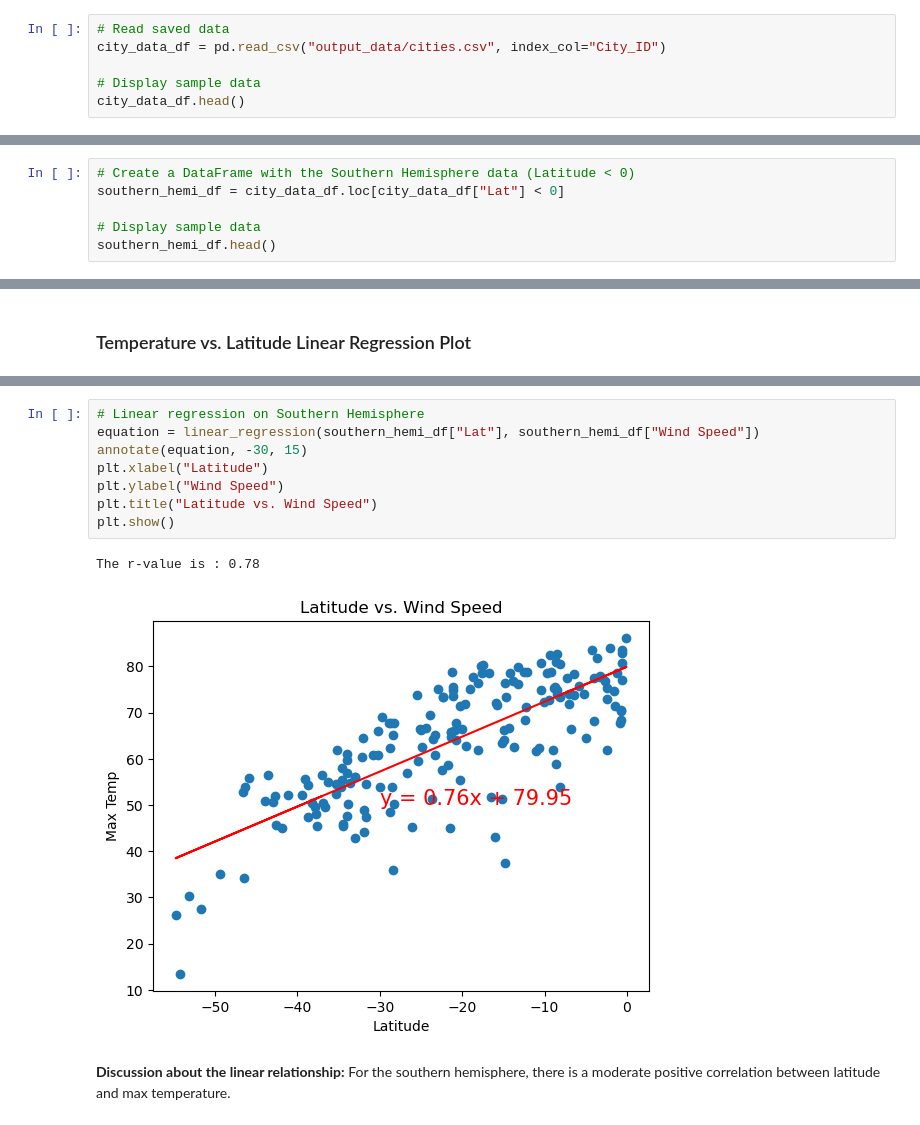
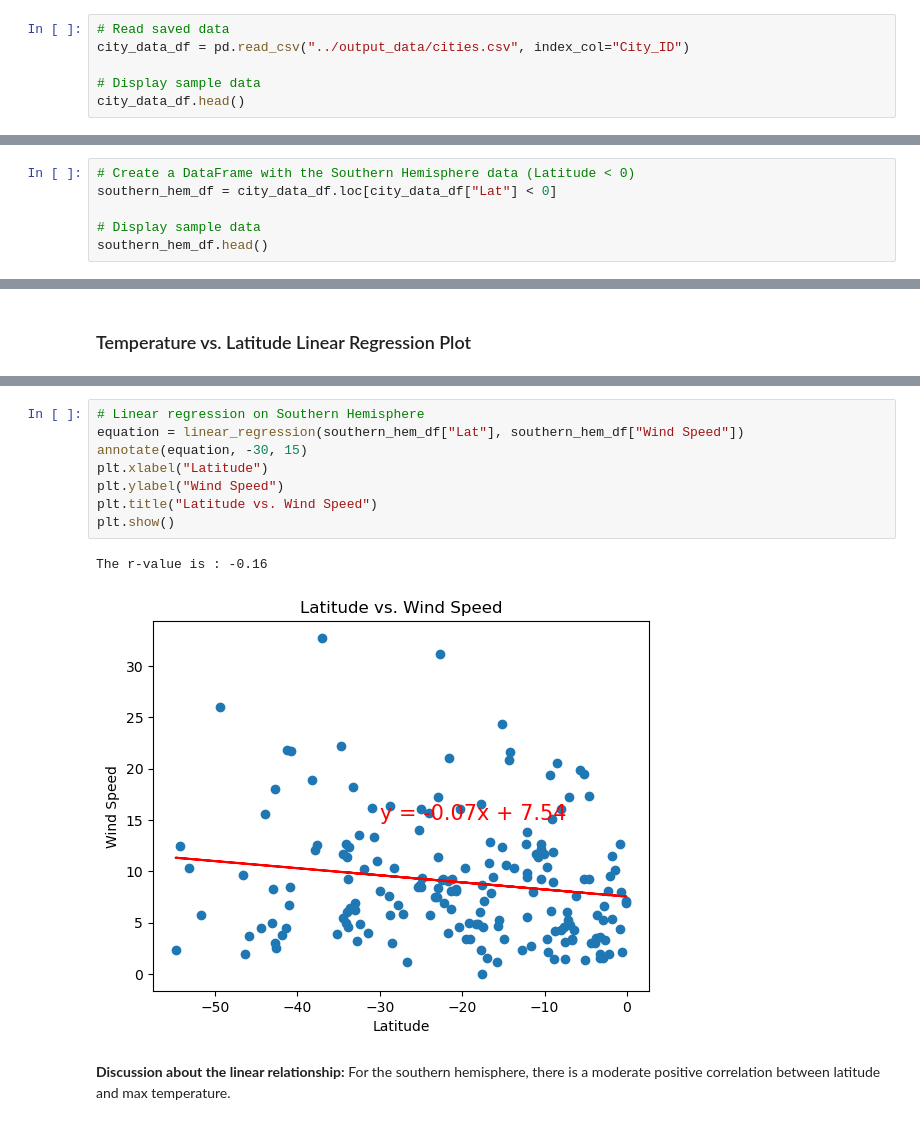
Before and after one commit to kimberlyher19/World_Weather_Analysis, a Jupyter notebook: WeatherPy/WeatherPy.ipynb, the cells around one changed output, grey strips where cells are left out. Drawn from its saved outputs; the diff is of its cells as text.

```diff
--- a/WeatherPy/WeatherPy.ipynb
+++ b/WeatherPy/WeatherPy.ipynb
@@ -175,6 +175,6 @@ city_data_df.to_csv("output_data/cities.csv", index_label="City_ID")
 # %%
 # Read saved data
-city_data_df = pd.read_csv("output_data/cities.csv", index_col="City_ID")
+city_data_df = pd.read_csv("../output_data/cities.csv", index_col="City_ID")
 
 # Display sample data
 city_data_df.head()
@@ -298,9 +298,9 @@ northern_hemi_df.head()
 # %%
 # Create a DataFrame with the Southern Hemisphere data (Latitude < 0)
-southern_hemi_df = city_data_df.loc[city_data_df["Lat"] < 0]
+southern_hem_df = city_data_df.loc[city_data_df["Lat"] < 0]
 
 # Display sample data
-southern_hemi_df.head()
+southern_hem_df.head()
 # %% [output]
 |  | City | Lat | Lng | Max Temp | Humidity | Cloudiness | Wind Speed | Country | Date |
 | City_ID |  |  |  |  |  |  |  |  |  |
@@ -325,14 +325,14 @@ The r-value is : -0.62
 # %%
 # Linear regression on Southern Hemisphere
-equation = linear_regression(southern_hemi_df["Lat"], southern_hemi_df["Wind Speed"])
+equation = linear_regression(southern_hem_df["Lat"], southern_hem_df["Wind Speed"])
 annotate(equation, -30, 15)
 plt.xlabel("Latitude")
 plt.ylabel("Wind Speed")
 plt.title("Latitude vs. Wind Speed")
 plt.show()
 # %% [output]
-The r-value is : 0.78
+The r-value is : -0.16
-[figure, old version]
+[figure, new version]
 # %% [markdown]
 **Discussion about the linear relationship:** For the southern hemisphere, there is a moderate positive correlation between latitude and max temperature.
 # %% [markdown]
```
Also changed, not shown: parts of 19 cells of this notebook, 11 other files.
